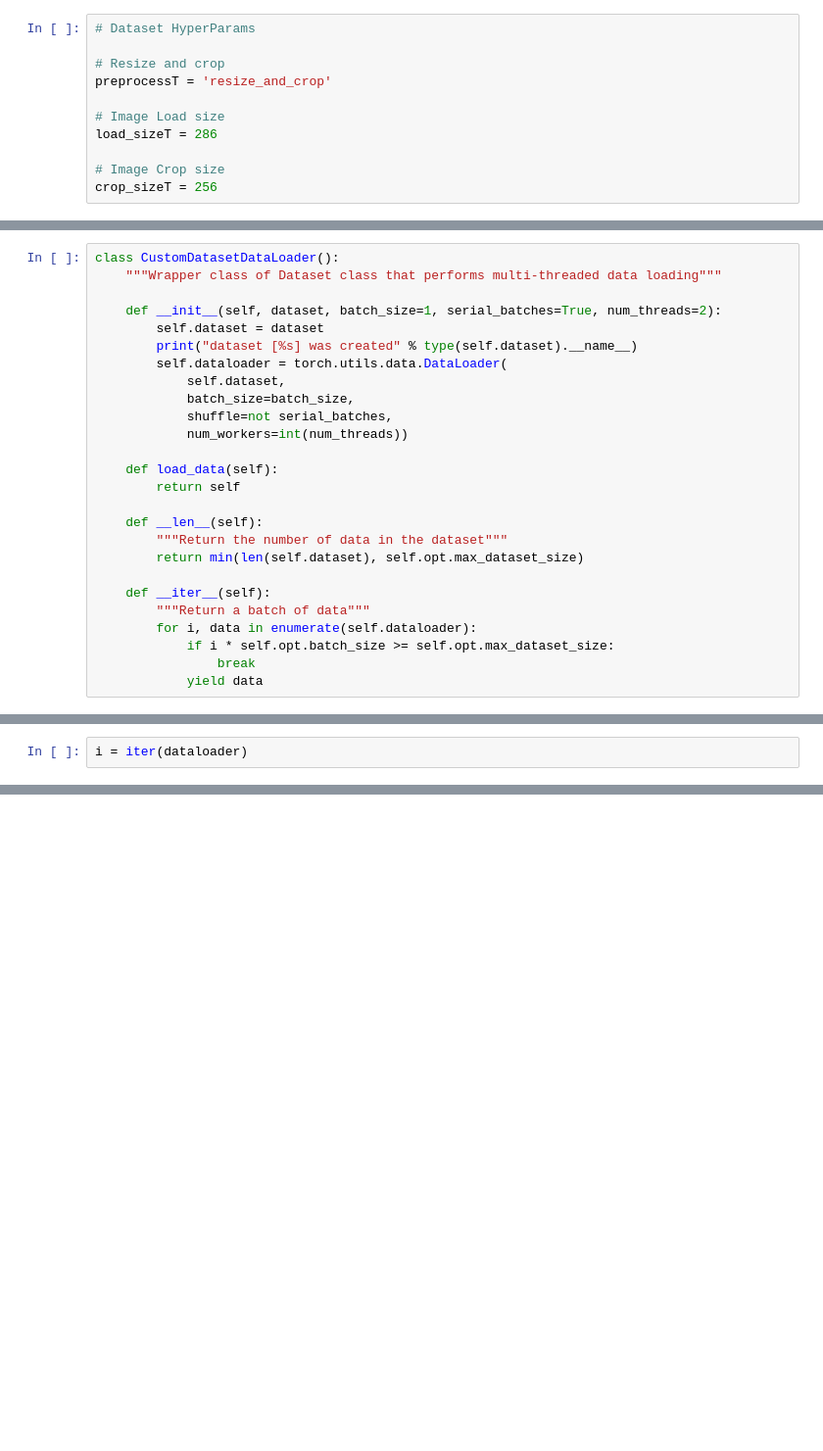
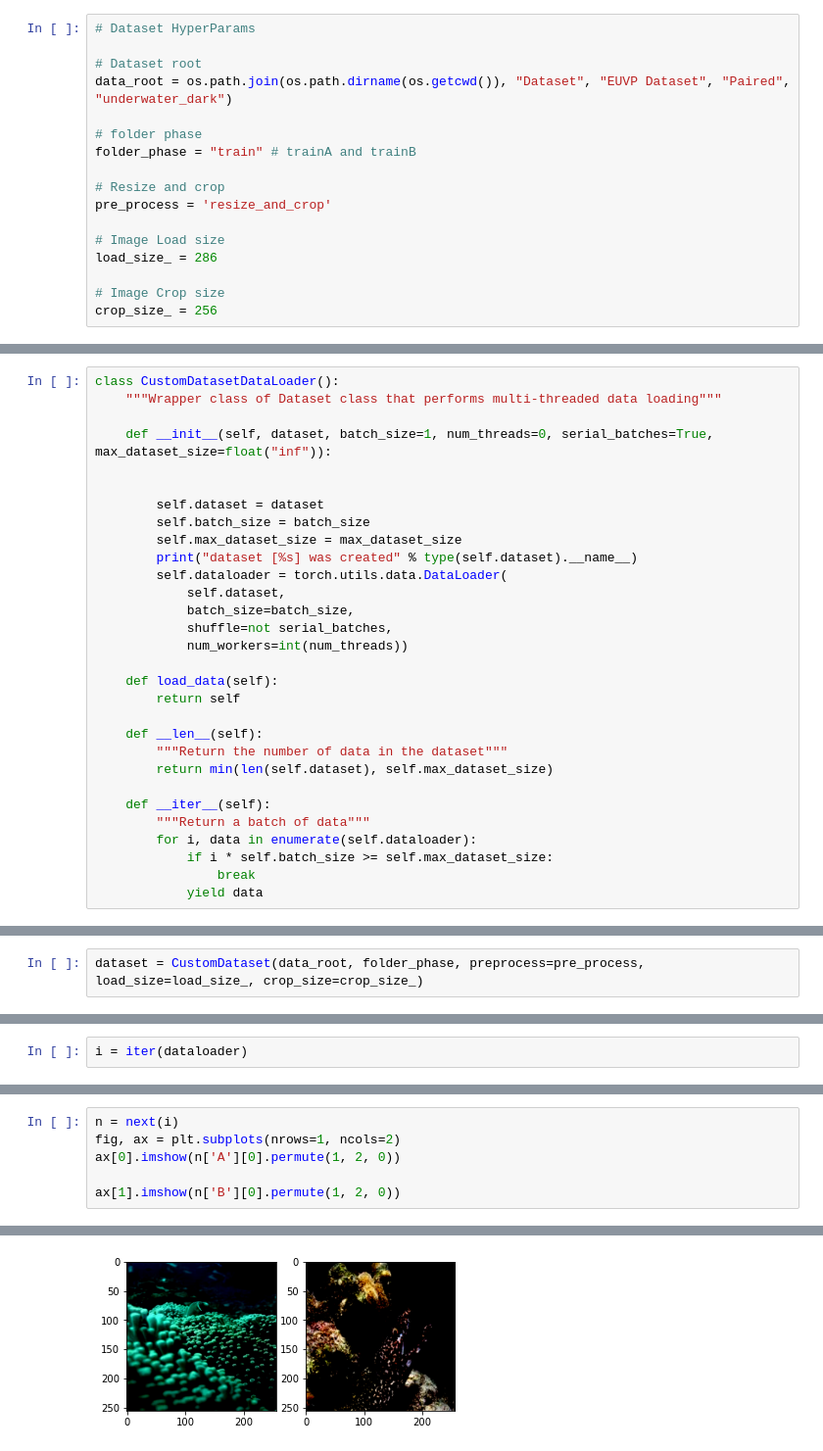
Before and after one commit to darkmatter18/Underwater-image-enhancement, a Jupyter notebook: Development-stages/3.Custom_Dataset.ipynb, the cells around one changed output, grey strips where cells are left out. Shown at 98% size. Cells and saved outputs as stored; diff of their text form; blank space fills up the shorter version.

Commit message:
feat: 3.Custom_Dataset.ipynb done

```diff
--- a/Development-stages/3.Custom_Dataset.ipynb
+++ b/Development-stages/3.Custom_Dataset.ipynb
@@ -12,14 +13,20 @@ import torchvision.transforms as transforms
 # %%
 # Dataset HyperParams
 
+# Dataset root
+data_root = os.path.join(os.path.dirname(os.getcwd()), "Dataset", "EUVP Dataset", "Paired", "underwater_dark")
+
+# folder phase
+folder_phase = "train" # trainA and trainB
+
 # Resize and crop
-preprocessT = 'resize_and_crop'
+pre_process = 'resize_and_crop'
 
 # Image Load size
-load_sizeT = 286
+load_size_ = 286
 
 # Image Crop size
-crop_sizeT = 256
+crop_size_ = 256
 # %% [markdown]
 ## Dataset
 # %%
@@ -170,8 +177,12 @@ class CustomDataset(torch.utils.data.Dataset):
 class CustomDatasetDataLoader():
     """Wrapper class of Dataset class that performs multi-threaded data loading"""
 
-    def __init__(self, dataset, batch_size=1, serial_batches=True, num_threads=2):
+    def __init__(self, dataset, batch_size=1, num_threads=0, serial_batches=True, max_dataset_size=float("inf")):
+
+
         self.dataset = dataset
+        self.batch_size = batch_size
+        self.max_dataset_size = max_dataset_size
         print("dataset [%s] was created" % type(self.dataset).__name__)
         self.dataloader = torch.utils.data.DataLoader(
             self.dataset,
@@ -184,11 +195,11 @@ class CustomDatasetDataLoader():
 
     def __len__(self):
         """Return the number of data in the dataset"""
-        return min(len(self.dataset), self.opt.max_dataset_size)
+        return min(len(self.dataset), self.max_dataset_size)
 
     def __iter__(self):
         """Return a batch of data"""
         for i, data in enumerate(self.dataloader):
-            if i * self.opt.batch_size >= self.opt.max_dataset_size:
+            if i * self.batch_size >= self.max_dataset_size:
                 break
             yield data
@@ -201,3 +206,5 @@ dataset = CustomDataset(os.path.join(os.path.dirname(os.getcwd()), "Dataset", "E
+# %%
+dataset = CustomDataset(data_root, folder_phase, preprocess=pre_process, load_size=load_size_, crop_size=crop_size_)
 # %%
 dataloader = CustomDatasetDataLoader(dataset)
 # %% [output]
@@ -208,0 +214,7 @@ next(i)
+# %%
+n = next(i)
+fig, ax = plt.subplots(nrows=1, ncols=2)
+ax[0].imshow(n['A'][0].permute(1, 2, 0))
+
+ax[1].imshow(n['B'][0].permute(1, 2, 0))
+# %% [output]
@@ -208,0 +224 @@ next(i)
+[figure, added]
```
Also changed, not shown: parts of 5 cells of this notebook.
